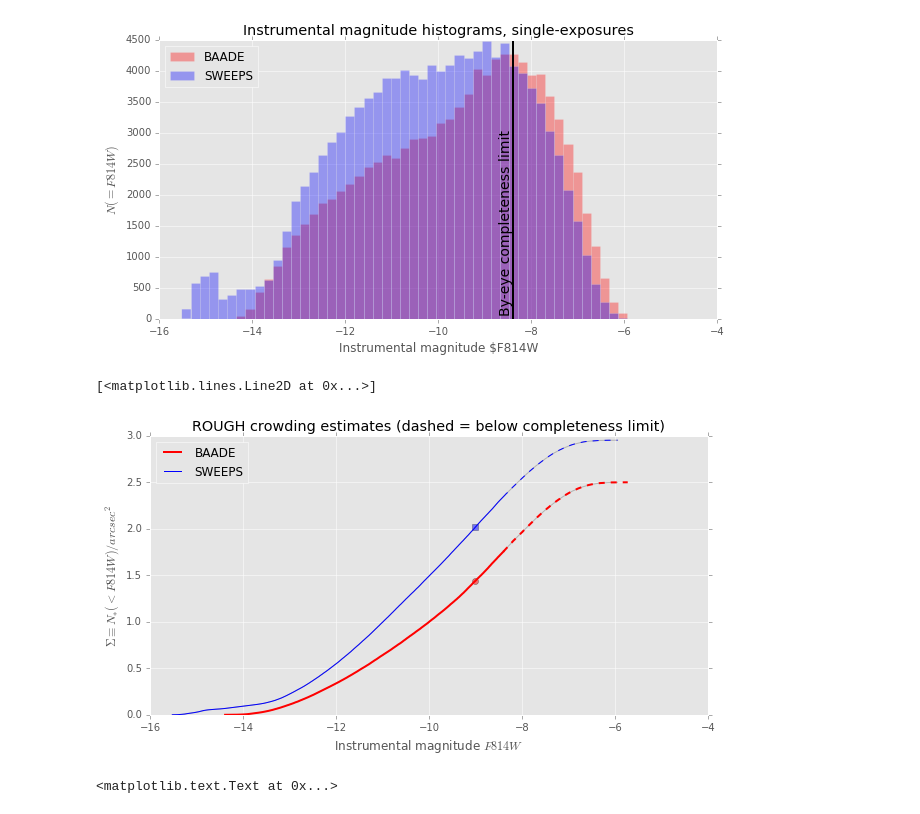
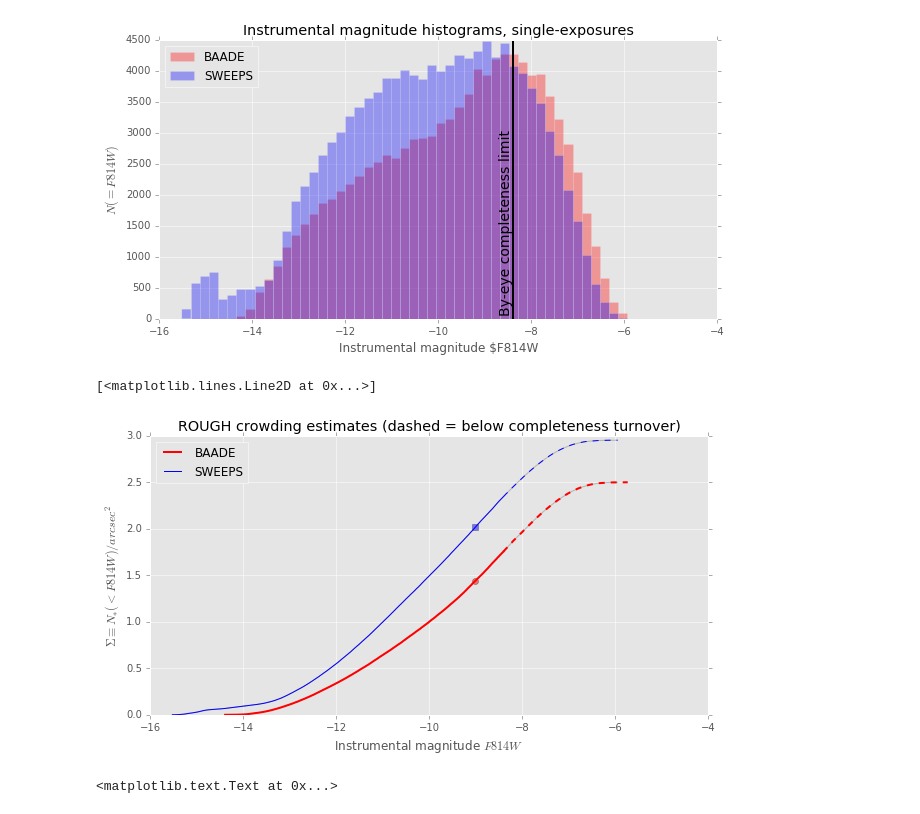
Before and after one commit to willclarkson/scratch, a Jupyter notebook: archiveStuff/2016-07-20_crowdBaade.ipynb, the cells around one changed output. Cells and saved outputs as stored; diff of their text form; code cells hidden in the pictures.

```diff
--- a/archiveStuff/2016-07-20_crowdBaade.ipynb
+++ b/archiveStuff/2016-07-20_crowdBaade.ipynb
@@ -130,31 +130,31 @@ plt.annotate('By-eye completeness limit', (mCut-0.3, 50.,), xycoords='data',\
 # %%
 # plot the CDF and select by above/below completeness level
 brBA = (magBA < mCut)
 brSW = (magSW < mCut)
 
 plt.figure(2, figsize=(10,5))
 plt.plot(magBA[brBA], crBA[brBA], label='BAADE', color='r', lw=2, zorder=5)
 plt.plot(magSW[brSW], crSW[brSW], label='SWEEPS', color='b', lw=1, zorder=5)
 plt.plot(magBA[~brBA], crBA[~brBA], color='r', lw=2, ls='--', zorder=4)
 plt.plot(magSW[~brSW], crSW[~brSW], color='b', lw=1, ls='--', zorder=4)
 
 # plot the interpolation just to check...
 plt.plot(xBins, interpBA(xBins), color='0.5', alpha=0.5, zorder=1)
 plt.plot(xBins, interpSW(xBins), color='0.5', alpha=0.5, zorder=1)
 
 plt.xlabel(r'Instrumental magnitude $F814W$')
 plt.ylabel(r'$\Sigma \equiv N_{\ast}(< F814W) / arcsec^2$')
-plt.title('ROUGH crowding estimates (dashed = below completeness limit)')
+plt.title('ROUGH crowding estimates (dashed = below completeness turnover)')
 plt.legend(loc=2)
 
 # overplot our chosen instrumental magnitude
 #plt.plot([mInst, mInst], [0., cBA], 'r-', alpha=0.2, lw=1)  # overkill
 plt.plot(mInst, cBA, 'ro', alpha=0.5)
 
 plt.plot(mInst, cSW, 'bs', alpha=0.5)
 # %% [output]
 [<matplotlib.lines.Line2D at 0x...>]
-[figure, old version]
+[figure, new version]
 # %%
 # let's plot the ratio - why not...
 
```
Also changed, not shown: parts of 1 cell of this notebook.
